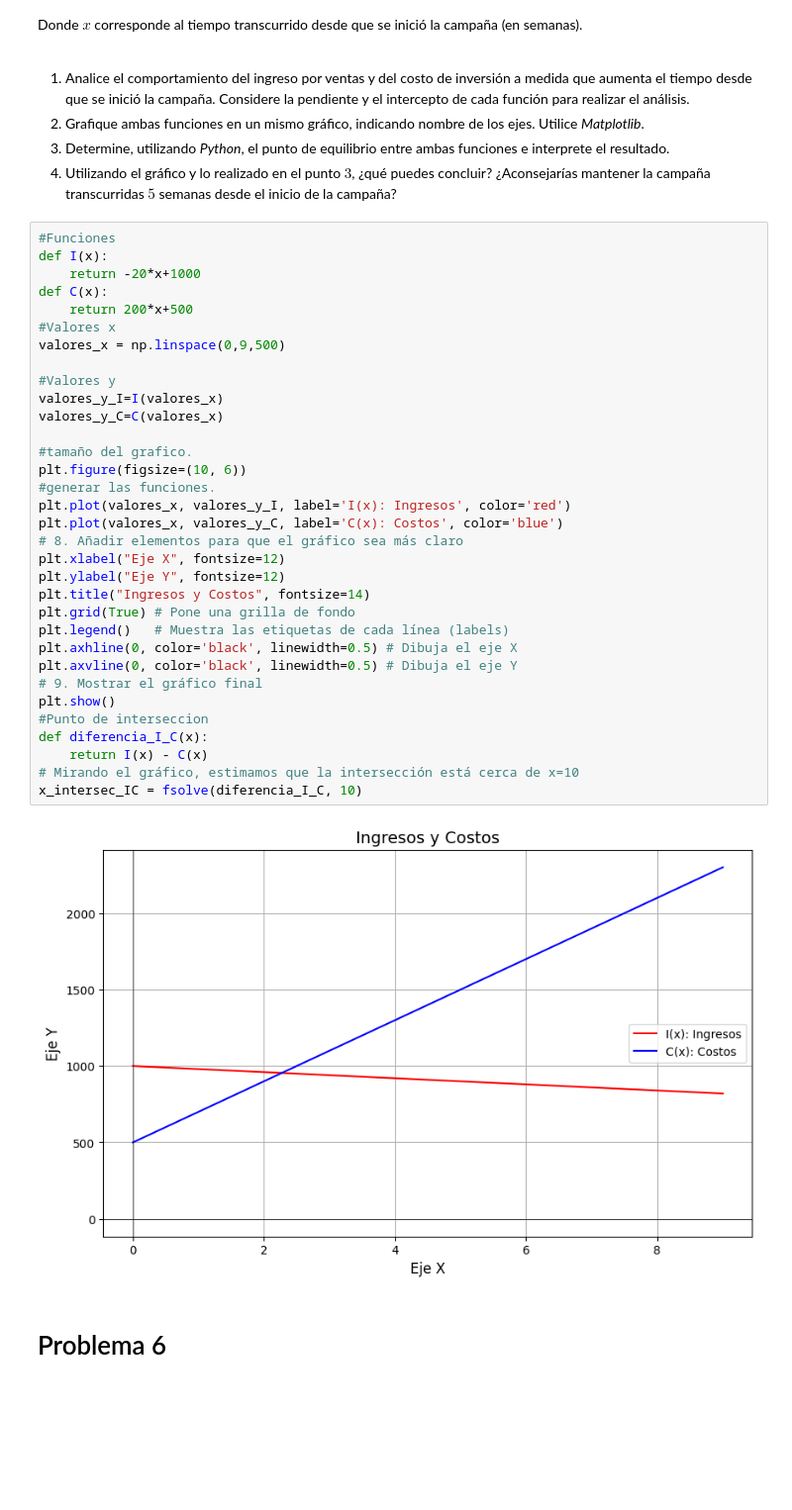
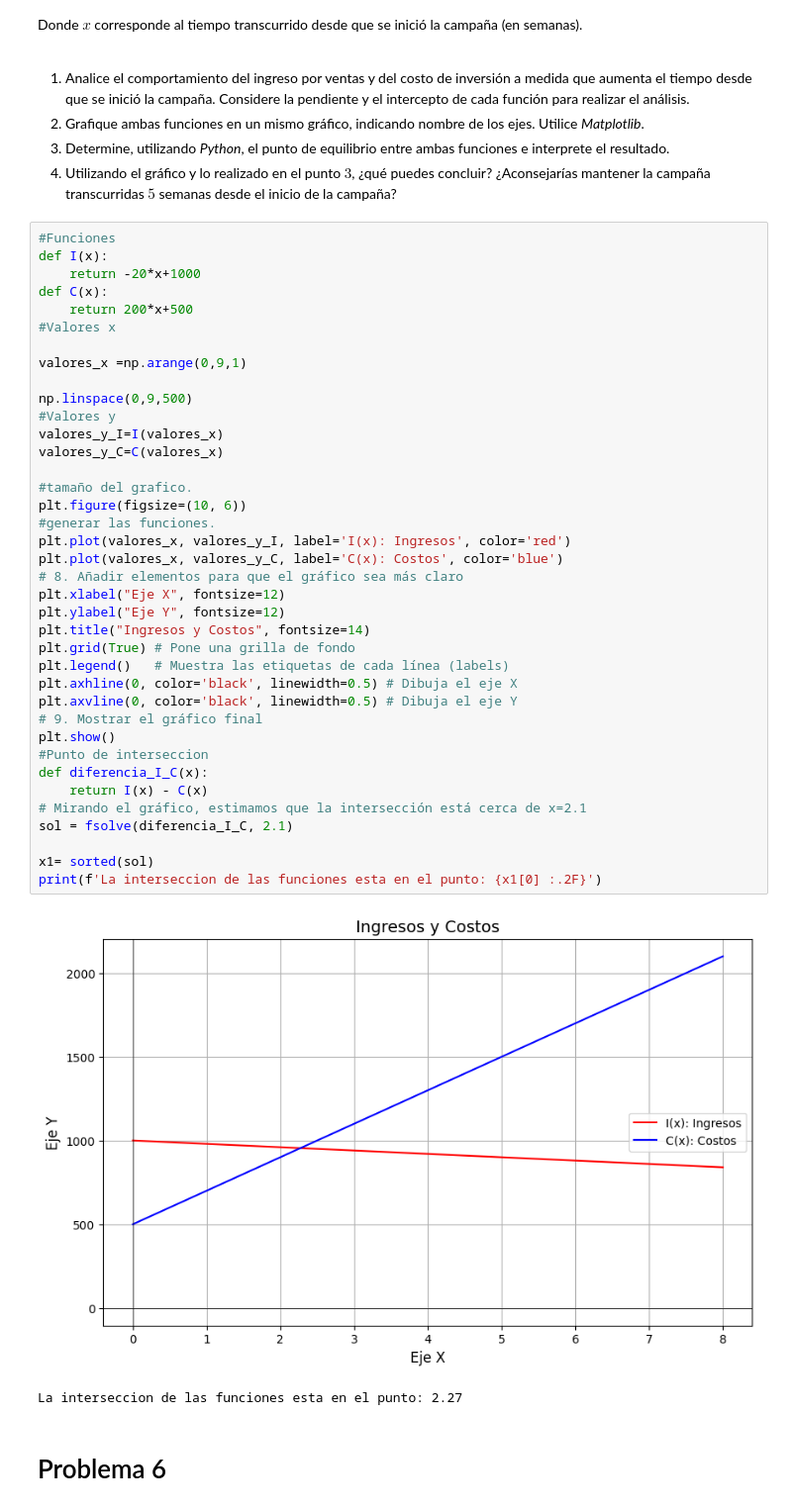
Before and after one commit to Leonardo9029/matematica-aplicada, a Jupyter notebook: G3_Aplicaciones_de_funciones copy.ipynb, the cells around one changed output. Shown at 99% size. Saved outputs shown, nothing was run; the diff lists cells and outputs as text; blank space fills up the shorter version.

```diff
--- a/G3_Aplicaciones_de_funciones copy.ipynb
+++ b/G3_Aplicaciones_de_funciones copy.ipynb
@@ -475,37 +463,43 @@ de los ejes. Utilice *Matplotlib*.
 #Funciones
 def I(x):
     return -20*x+1000
 def C(x):
     return 200*x+500
 #Valores x
-valores_x = np.linspace(0,9,500)
 
+valores_x =np.arange(0,9,1)
+
+np.linspace(0,9,500)
 #Valores y
 valores_y_I=I(valores_x)
 valores_y_C=C(valores_x)
 
 #tamaño del grafico.
 plt.figure(figsize=(10, 6))
 #generar las funciones.
 plt.plot(valores_x, valores_y_I, label='I(x): Ingresos', color='red')
 plt.plot(valores_x, valores_y_C, label='C(x): Costos', color='blue')
 # 8. Añadir elementos para que el gráfico sea más claro
 plt.xlabel("Eje X", fontsize=12)
 plt.ylabel("Eje Y", fontsize=12)
 plt.title("Ingresos y Costos", fontsize=14)
 plt.grid(True) # Pone una grilla de fondo
 plt.legend()   # Muestra las etiquetas de cada línea (labels)
 plt.axhline(0, color='black', linewidth=0.5) # Dibuja el eje X
 plt.axvline(0, color='black', linewidth=0.5) # Dibuja el eje Y
 # 9. Mostrar el gráfico final
 plt.show()
 #Punto de interseccion
 def diferencia_I_C(x):
     return I(x) - C(x)
-# Mirando el gráfico, estimamos que la intersección está cerca de x=10
-x_intersec_IC = fsolve(diferencia_I_C, 10)
+# Mirando el gráfico, estimamos que la intersección está cerca de x=2.1
+sol = fsolve(diferencia_I_C, 2.1)
+
+x1= sorted(sol)
+print(f'La interseccion de las funciones esta en el punto: {x1[0] :.2F}')
 # %% [output]
-[figure, old version]
+[figure, new version]
+La interseccion de las funciones esta en el punto: 2.27
 # %% [markdown]
 # Problema 6
 # %% [markdown]
```
Also changed, not shown: parts of 8 cells of this notebook, 3 other files.
